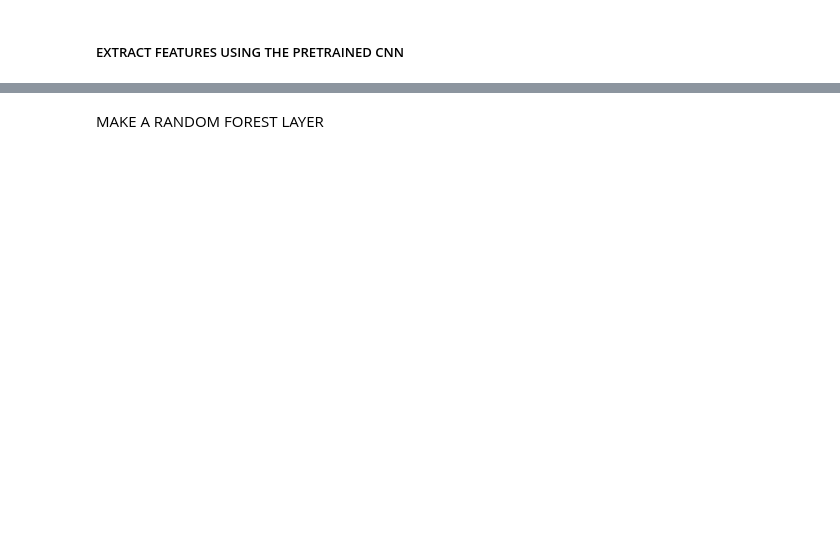
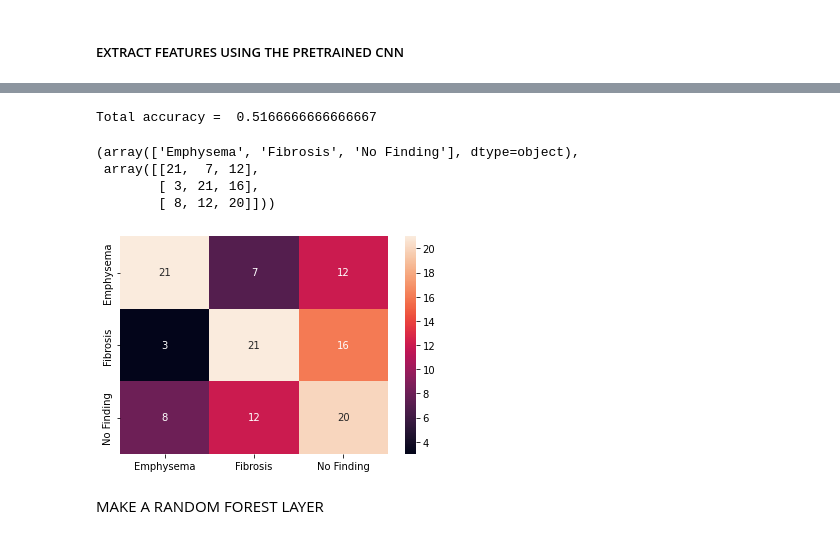
Before and after one commit to honkskillet/ILO_B_Reader, a Jupyter notebook: CLSRF_NIH_MNv2plusSVM.ipynb, the cells around one changed output, grey strips where cells are left out. Drawn from its saved outputs; the diff is of its cells as text; code cells hidden in the pictures; blank space fills up the shorter version.

```diff
--- a/CLSRF_NIH_MNv2plusSVM.ipynb
+++ b/CLSRF_NIH_MNv2plusSVM.ipynb
@@ -189,0 +272,24 @@ KeyboardInterrupt:
+# %%
+## load model weights from file
+if(False): ##I don't want this to run noramlly
+  new_model = keras.models.load_model(checkpoint_path)
+    # assert_allclose(model.predict(x_train), new_model.predict(x_train), 1e-5)
+  # continue fitting the model
+  # generate a new path wehere you want to save your checkpoints
+  checkpoint_path = f"checkpoints/{getTimeStamp()}_weights.h5"
+  # define a callback wutg the new path name
+  model_checkpoint_callback = tf.keras.callbacks.ModelCheckpoint(
+    filepath=checkpoint_path,
+    save_weights_only=True,
+    monitor='val_accuracy',
+    mode='max',
+    verbose=1,
+    save_best_only=True)
+  ##RESTART TRAINING
+  history = new_model.fit(
+    x_train, y_train,
+    epochs=EPOCHS,
+    batch_size=BATCH_SIZE,
+    validation_data = (x_test, y_test),
+    callbacks=[model_checkpoint_callback])
+model= keras.models.load_model(checkpoint_path)
@@ -198,3 +351,23 @@ X_test_features = X_test_feature.reshape(X_test_feature.shape[0], -1)
+# %%
+X_test_feature[:9],X_test_feature.shape
+flattened = X_test_feature.argmax(axis=1)
+# %%
+labels_from_predictions = label_encoder.inverse_transform(flattened)
+accuracy = metrics.accuracy_score(y_test, flattened)
+print ("Total accuracy = ", accuracy)
+cm = metrics.confusion_matrix(test_labels,labels_from_predictions, labels = label_encoder.classes_)
+cm_df =df = pd.DataFrame(data = cm,
+  index = label_encoder.classes_,
+  columns = label_encoder.classes_)
+heatmap =sns.heatmap(cm_df, annot=True)
+label_encoder.classes_,cm
+# %% [output]
+Total accuracy =  0.5166666666666667
+(array(['Emphysema', 'Fibrosis', 'No Finding'], dtype=object),
+ array([[21,  7, 12],
+        [ 3, 21, 16],
+        [ 8, 12, 20]]))
+[figure, added]
 # %% [markdown]
 MAKE A RANDOM FOREST LAYER
 # %%
```
Also changed, not shown: parts of 24 cells of this notebook, 6 other files.
